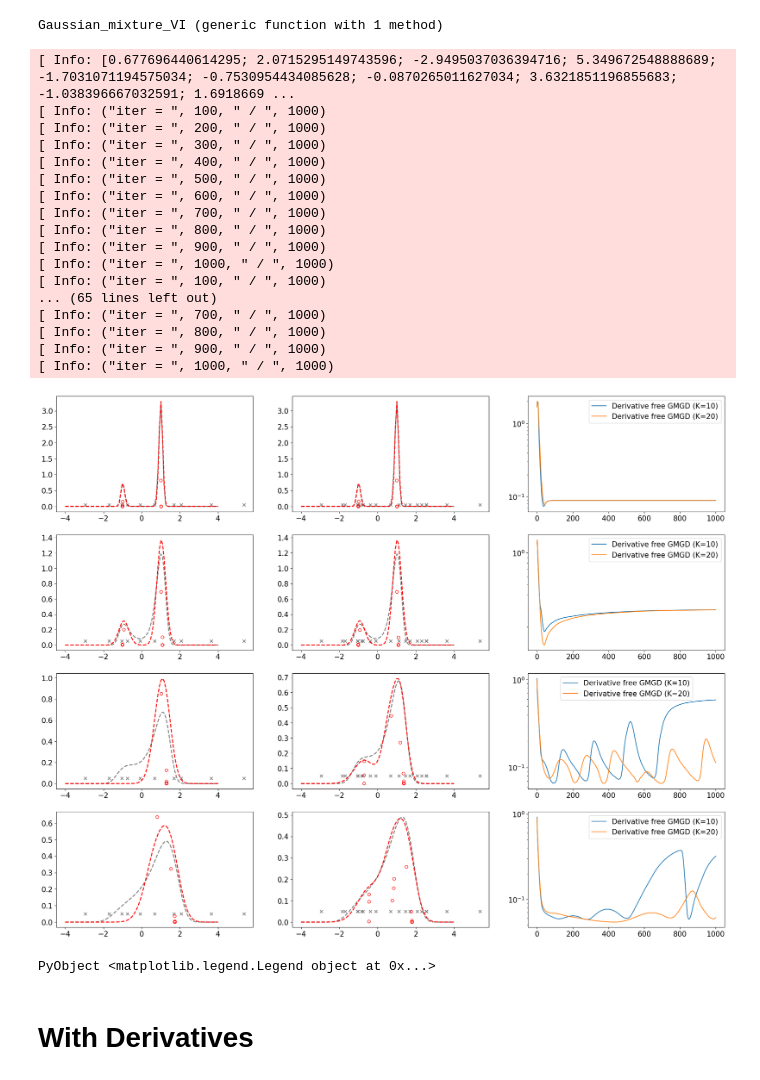
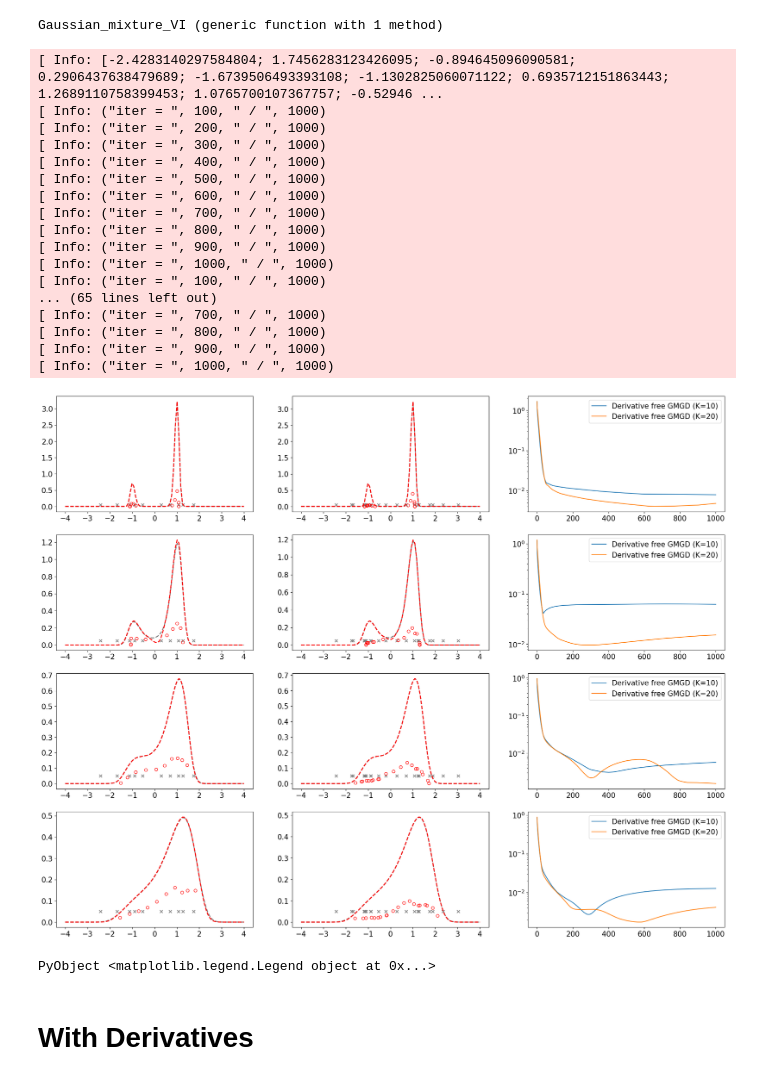
Before and after one commit to Zhengyu-Huang/InverseProblems.jl, a Jupyter notebook: Derivative-Free/Square-Map.ipynb, the cells around one changed output. Saved outputs shown, nothing was run; the diff lists cells and outputs as text; code cells hidden in the pictures.

```diff
--- a/Derivative-Free/Square-Map.ipynb
+++ b/Derivative-Free/Square-Map.ipynb
@@ -118,7 +118,7 @@ function Gaussian_mixture_VI(func_V, func_F, w0, μ0, Σ0; N_iter = 100, dt = 1.
         Bayesian_inverse_problem = true,
         N_f = N_f,
         quadrature_type = "unscented_transform",
-        c_weight_BIP = 1.0e-3,
+        c_weight_BIP = 1.0e-4,
         w_min=1e-10)
 
         push!(objs, gmgdobj_BIP)
@@ -134,7 +134,7 @@ include("../Inversion/GMGD.jl")
 fig, ax = PyPlot.subplots(nrows=4, ncols=3, sharex=false, sharey=false, figsize=(25,20))
 
 
-Random.seed!(12);
+Random.seed!(111);
 N_modes = 20
 x0_w  = ones(N_modes)/N_modes
 μ0, σ0 = 3.0, 2.0
@@ -154,8 +154,9 @@ y = [1.0; 3.0]
 func_args = (y, ση)
 func_F(x) = F(x, func_args)
 func_dV(x) = V(x, func_args)
-objs = (Gaussian_mixture_VI(nothing, func_F, x0_w[1:div(N_modes,2)], x0_mean[1:div(N_modes,2),:], xx0_cov[1:div(N_modes,2),:,:]; N_iter = N_iter, dt = 1e-1)[1],
-        Gaussian_mixture_VI(nothing, func_F, x0_w, x0_mean, xx0_cov; N_iter = N_iter, dt = 1e-1)[1])
+dt = 1e-1
+objs = (Gaussian_mixture_VI(nothing, func_F, x0_w[1:div(N_modes,2)], x0_mean[1:div(N_modes,2),:], xx0_cov[1:div(N_modes,2),:,:]; N_iter = N_iter, dt = dt)[1],
+        Gaussian_mixture_VI(nothing, func_F, x0_w, x0_mean, xx0_cov; N_iter = N_iter, dt = dt)[1])
 visualization_1d(ax[1,:]; Nx = Nx, x_lim=[-4.0, 4.0], func_F=func_F, objs=objs)
 
 
@@ -163,8 +164,9 @@ visualization_1d(ax[1,:]; Nx = Nx, x_lim=[-4.0, 4.0], func_F=func_F, objs=objs)
 func_args = (y, ση)
 func_F(x) = F(x, func_args)
 func_dV(x) = V(x, func_args)
-objs = (Gaussian_mixture_VI(nothing, func_F, x0_w[1:div(N_modes,2)], x0_mean[1:div(N_modes,2),:], xx0_cov[1:div(N_modes,2),:,:]; N_iter = N_iter, dt = 1e-1)[1],
-        Gaussian_mixture_VI(nothing, func_F, x0_w, x0_mean, xx0_cov; N_iter = N_iter, dt = 1e-1)[1])
+dt = 1e-1
+objs = (Gaussian_mixture_VI(nothing, func_F, x0_w[1:div(N_modes,2)], x0_mean[1:div(N_modes,2),:], xx0_cov[1:div(N_modes,2),:,:]; N_iter = N_iter, dt = dt)[1],
+        Gaussian_mixture_VI(nothing, func_F, x0_w, x0_mean, xx0_cov; N_iter = N_iter, dt = dt)[1])
 visualization_1d(ax[2,:]; Nx = Nx, x_lim=[-4.0, 4.0], func_F=func_F, objs=objs)
 
 
@@ -172,41 +174,43 @@ visualization_1d(ax[2,:]; Nx = Nx, x_lim=[-4.0, 4.0], func_F=func_F, objs=objs)
 func_args = (y, ση)
 func_F(x) = F(x, func_args)
 func_dV(x) = V(x, func_args)
-objs = (Gaussian_mixture_VI(nothing, func_F, x0_w[1:div(N_modes,2)], x0_mean[1:div(N_modes,2),:], xx0_cov[1:div(N_modes,2),:,:]; N_iter = N_iter, dt = 1e-1)[1],
-        Gaussian_mixture_VI(nothing, func_F, x0_w, x0_mean, xx0_cov; N_iter = N_iter, dt = 1e-1)[1])
+dt = 1e-1
+objs = (Gaussian_mixture_VI(nothing, func_F, x0_w[1:div(N_modes,2)], x0_mean[1:div(N_modes,2),:], xx0_cov[1:div(N_modes,2),:,:]; N_iter = N_iter, dt = dt)[1],
+        Gaussian_mixture_VI(nothing, func_F, x0_w, x0_mean, xx0_cov; N_iter = N_iter, dt = dt)[1])
 visualization_1d(ax[3,:]; Nx = Nx, x_lim=[-4.0, 4.0], func_F=func_F, objs=objs)
 
 
 
 ση = [2.0; 2.0]
 func_args = (y, ση)
 func_F(x) = F(x, func_args)
 func_dV(x) = V(x, func_args)
-objs = (Gaussian_mixture_VI(nothing, func_F, x0_w[1:div(N_modes,2)], x0_mean[1:div(N_modes,2),:], xx0_cov[1:div(N_modes,2),:,:]; N_iter = N_iter, dt = 1e-1)[1],
-        Gaussian_mixture_VI(nothing, func_F, x0_w, x0_mean, xx0_cov; N_iter = N_iter, dt = 1e-1)[1])
+dt = 1e-1
+objs = (Gaussian_mixture_VI(nothing, func_F, x0_w[1:div(N_modes,2)], x0_mean[1:div(N_modes,2),:], xx0_cov[1:div(N_modes,2),:,:]; N_iter = N_iter, dt = dt)[1],
+        Gaussian_mixture_VI(nothing, func_F, x0_w, x0_mean, xx0_cov; N_iter = N_iter, dt = dt)[1])
 visualization_1d(ax[4,:]; Nx = Nx, x_lim=[-4.0, 4.0], func_F=func_F, objs=objs)
 
 # fig.tight_layout()
 # fig.savefig("DFGMGD.pdf")
 # %% [output]
-[ Info: [0.677696440614295; 2.0715295149743596; -2.9495037036394716; 5.349672548888689; -1.7031071194575034; -0.7530954434085628; -0.0870265011627034; 3.6321851196855683; -1.038396667032591; 1.6918669 ...
+[ Info: [-2.4283140297584804; 1.7456283123426095; -0.894645096090581; 0.2906437638479689; -1.6739506493393108; -1.1302825060071122; 0.6935712151863443; 1.2689110758399453; 1.0765700107367757; -0.52946 ...
 [ Info: ("iter = ", 100, " / ", 1000)
 [ Info: ("iter = ", 200, " / ", 1000)
 [ Info: ("iter = ", 300, " / ", 1000)
 [ Info: ("iter = ", 400, " / ", 1000)
 [ Info: ("iter = ", 500, " / ", 1000)
 [ Info: ("iter = ", 600, " / ", 1000)
 [ Info: ("iter = ", 700, " / ", 1000)
 [ Info: ("iter = ", 800, " / ", 1000)
 [ Info: ("iter = ", 900, " / ", 1000)
 [ Info: ("iter = ", 1000, " / ", 1000)
 [ Info: ("iter = ", 100, " / ", 1000)
 ... (65 lines left out)
 [ Info: ("iter = ", 700, " / ", 1000)
 [ Info: ("iter = ", 800, " / ", 1000)
 [ Info: ("iter = ", 900, " / ", 1000)
 [ Info: ("iter = ", 1000, " / ", 1000)
-[figure, old version]
+[figure, new version]
 PyObject <matplotlib.legend.Legend object at 0x...>
 # %% [markdown]
 # With Derivatives
```
Also changed, not shown: parts of 1 cell of this notebook, 2 other files.
